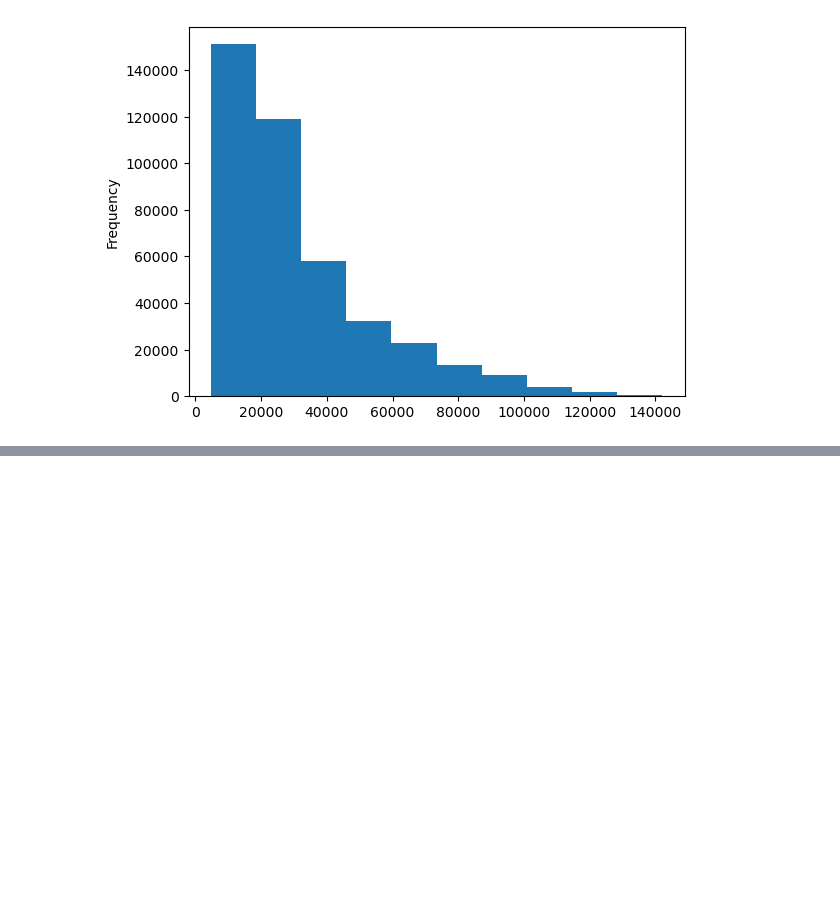
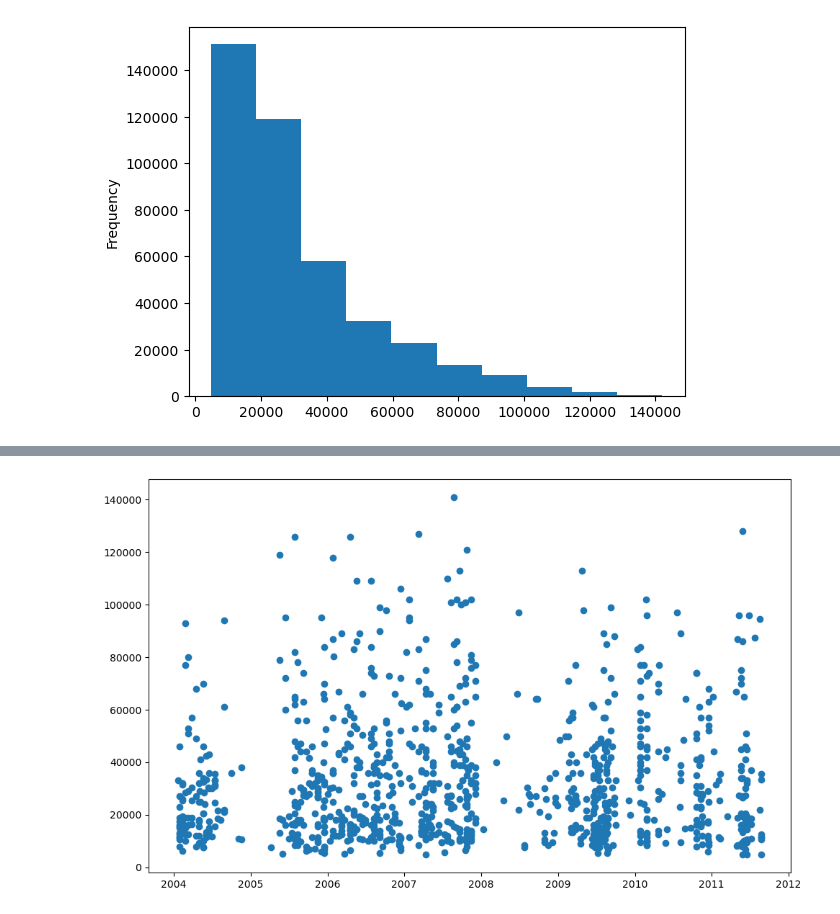
Before and after one commit to axellee1994/Bluebook_Bulldozer_Price_Regression, a Jupyter notebook: end-to-end-bluebook-bulldozer-price-regression.ipynb, the cells around one changed output, grey strips where cells are left out. Saved outputs shown, nothing was run; the diff lists cells and outputs as text; code cells hidden in the pictures; blank space fills up the shorter version.

Commit message:
Fitted Modelling Data

```diff
--- a/end-to-end-bluebook-bulldozer-price-regression.ipynb
+++ b/end-to-end-bluebook-bulldozer-price-regression.ipynb
@@ -103,0 +122,7 @@ df.SalePrice.plot.hist()
+# %%
+# Import data again and parse the dates
+
+df = pd.read_csv("data/TrainAndValid.csv",
+                low_memory=False,
+                parse_dates=["saledate"])
+df[:1000]
@@ -103,0 +164,10 @@ df.SalePrice.plot.hist()
+# %%
+# Now properly plot the scatter plot to see the difference
+# Now the scatter plot is properly distributed by the year
+
+fig,ax = plt.subplots(figsize=(10,6))
+ax.scatter(df.saledate[:1000], df.SalePrice[:1000])
+plt.tight_layout()
+plt.show()
+# %% [output]
+[figure, added]
```
Also changed, not shown: parts of 44 cells of this notebook.
